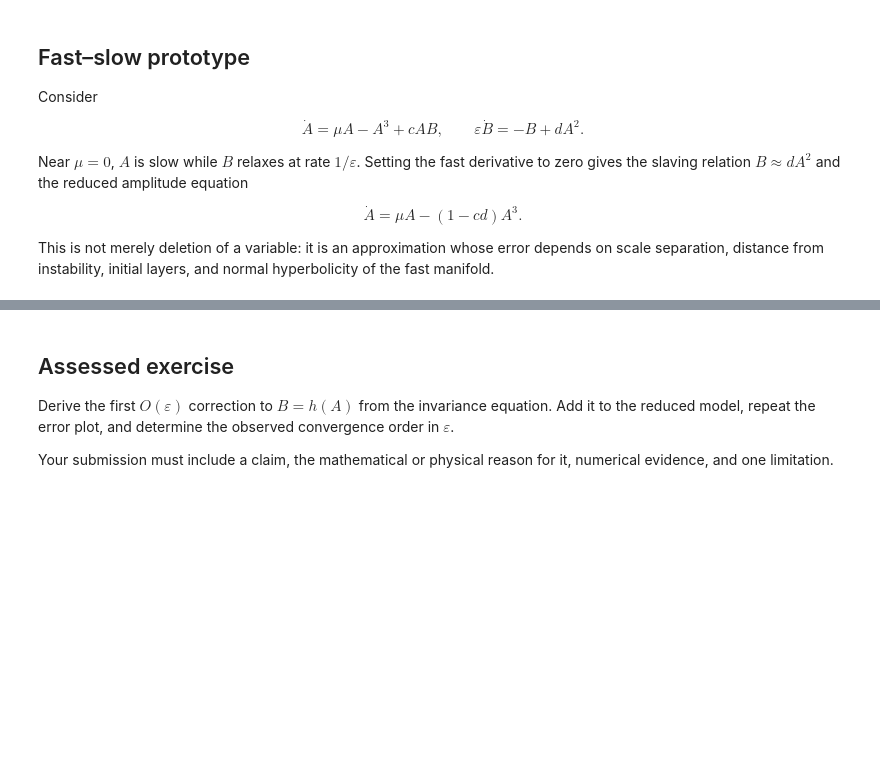
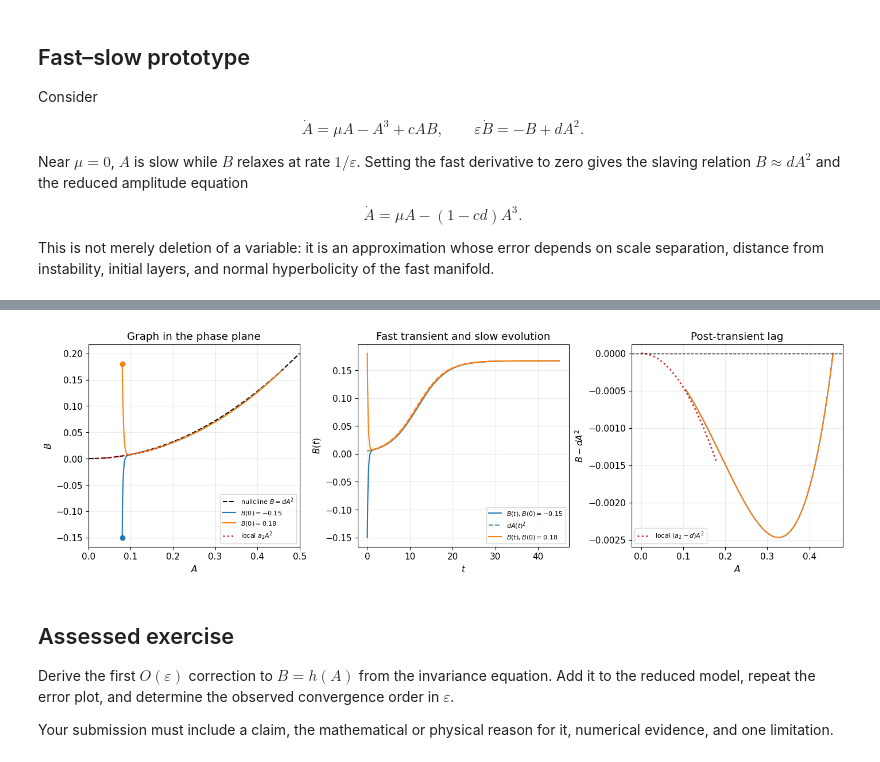
Before and after one commit to kulinskij-tech/Synergetics, a Jupyter notebook: syn_py/syn_03_order_parameters_slaving.ipynb, the cells around one changed output, grey strips where cells are left out. Drawn from its saved outputs; the diff is of its cells as text; code cells hidden in the pictures; blank space fills up the shorter version.

Commit message:
Clarify invariant slaving graphs and synchronize Arnold figure

```diff
--- a/syn_py/syn_03_order_parameters_slaving.ipynb
+++ b/syn_py/syn_03_order_parameters_slaving.ipynb
@@ -82,5 +120,46 @@ The graph $B=h(A,\mu)$ must satisfy an invariance equation, not just $\dot B=0$.
 
 > **Checkpoint:** Fast relaxation alone is insufficient if the fast subsystem loses stability, if forcing resonates with it, or if the trajectory leaves the neighborhood where the expansion is valid.
+# %%
+# slaving_graph: phase-plane geometry, B(t), and departure from the nullcline.
+eps_graph = 0.2
+mu_graph, c_graph, d_graph = mu, c, d
+def graph_system(t, state):
+    aa, bb = state
+    return [mu_graph*aa-aa**3+c_graph*aa*bb, (-bb+d_graph*aa**2)/eps_graph]
+
+graph_times = np.linspace(0, 45, 5000)
+fig, axes = plt.subplots(1, 3, figsize=(14, 4.3), constrained_layout=True)
+graph_A = np.linspace(0, 0.5, 500)
+axes[0].plot(graph_A, d_graph*graph_A**2, 'k--', label=r'nullcline $B=dA^2$')
+for j, initial_B in enumerate([-0.15, 0.18]):
+    track = solve_ivp(graph_system, (0, 45), [0.08, initial_B],
+                      t_eval=graph_times, rtol=1e-10, atol=1e-12)
+    assert track.success, track.message
+    aa, bb = track.y
+    color = f'C{j}'
+    axes[0].plot(aa, bb, color=color, label=fr'$B(0)={initial_B}$')
+    axes[0].plot(aa[0], bb[0], 'o', color=color)
+    axes[1].plot(track.t, bb, color=color, label=fr'$B(t), B(0)={initial_B}$')
+    axes[1].plot(track.t, d_graph*aa**2, '--', color=color, alpha=0.8,
+                 label=r'$dA(t)^2$' if j == 0 else None)
+    post = track.t > 10*eps_graph
+    axes[2].plot(aa[post], (bb-d_graph*aa**2)[post], color=color)
+    assert np.max(np.abs(bb[post]-d_graph*aa[post]**2)) < 0.02
+local_A = np.linspace(0, 0.18, 150)
+a2_graph = d_graph/(1+2*eps_graph*mu_graph)
+axes[0].plot(local_A, a2_graph*local_A**2, ':', color='C3', lw=2,
+             label=r'local $a_2A^2$')
+axes[2].plot(local_A, (a2_graph-d_graph)*local_A**2, ':', color='C3', lw=2,
+             label=r'local $(a_2-d)A^2$')
+axes[2].axhline(0, color='black', ls='--', lw=1)
+axes[0].set(xlabel=r'$A$', ylabel=r'$B$', title='Graph in the phase plane', xlim=(0, 0.5))
+axes[1].set(xlabel=r'$t$', ylabel=r'$B(t)$', title='Fast transient and slow evolution')
+axes[2].set(xlabel=r'$A$', ylabel=r'$B-dA^2$', title='Post-transient lag')
+for axis in axes:
+    axis.legend(fontsize=8)
+plt.show()
+# %% [output]
+[figure, added]
 # %% [markdown]
 ## Assessed exercise
 
```
Also changed, not shown: parts of 1 cell of this notebook, 5 other files.
